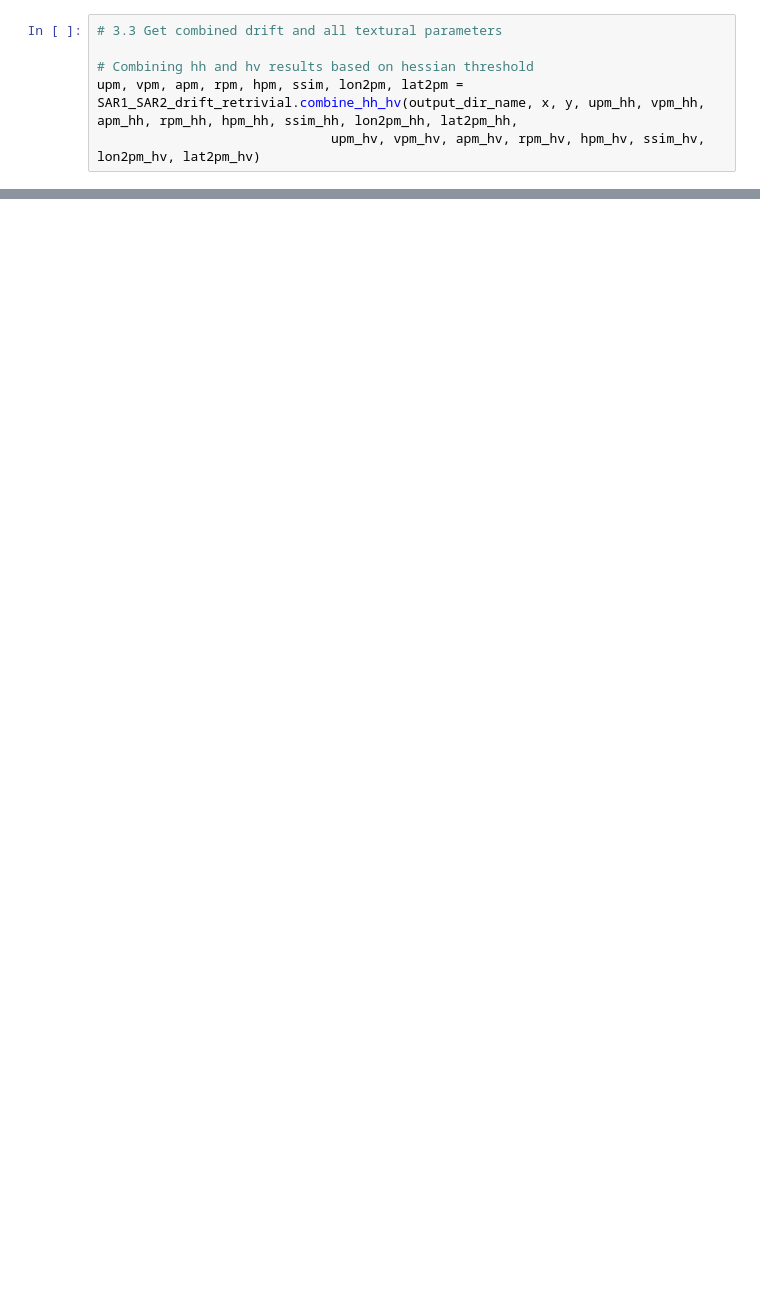
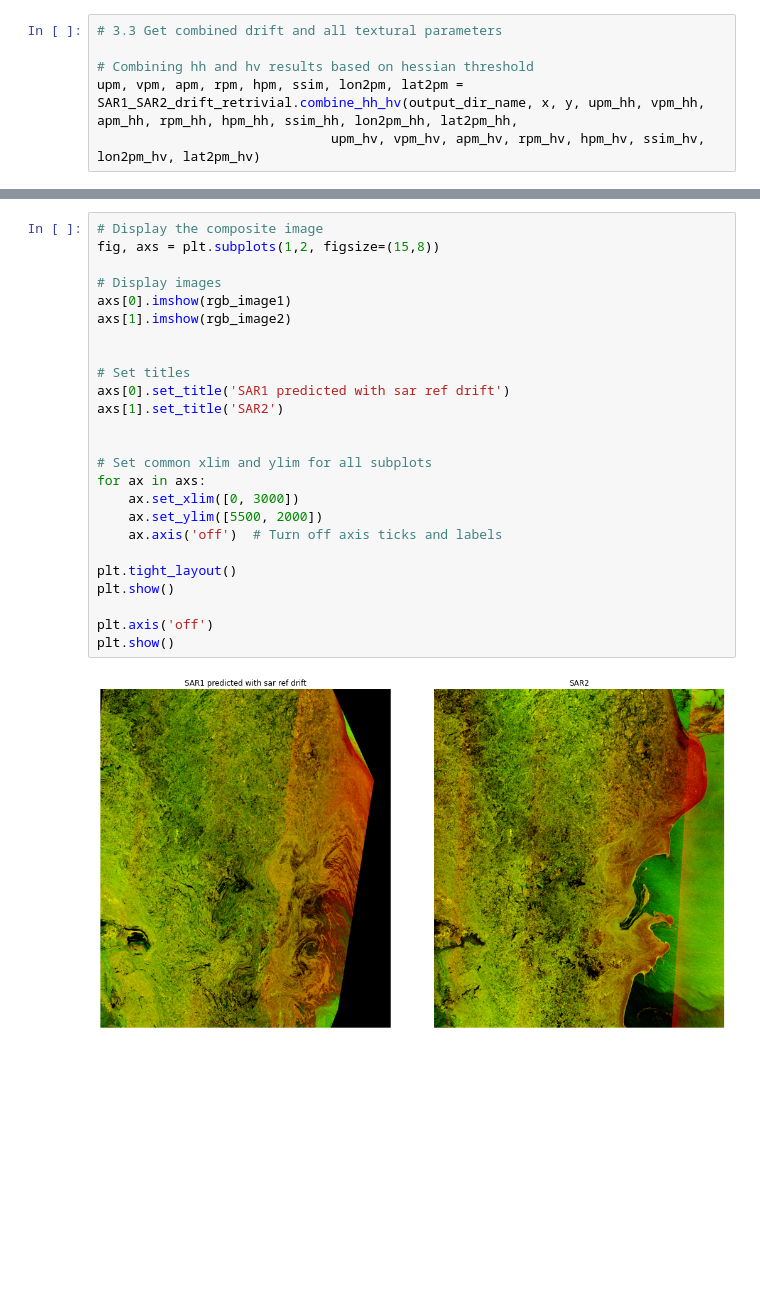
Before and after one commit to AnnaT1990/SAR_forecast_experiment, a Jupyter notebook: 2022-2023_48h_experiment/one_flow_package/processing_notebook.ipynb, the cells around one changed output, grey strips where cells are left out. Cells and saved outputs as stored; diff of their text form; blank space fills up the shorter version.

```diff
--- a/2022-2023_48h_experiment/one_flow_package/processing_notebook.ipynb
+++ b/2022-2023_48h_experiment/one_flow_package/processing_notebook.ipynb
@@ -311,0 +310,28 @@ def warp_with_uv(src_dom, src_img, uv_dom, u, v, mask, dst_dom):
+# %%
+# Display the composite image
+fig, axs = plt.subplots(1,2, figsize=(15,8))
+
+# Display images
+axs[0].imshow(rgb_image1)
+axs[1].imshow(rgb_image2)
+
+
+# Set titles
+axs[0].set_title('SAR1 predicted with sar ref drift')
+axs[1].set_title('SAR2')
+
+
+# Set common xlim and ylim for all subplots
+for ax in axs:
+    ax.set_xlim([0, 3000])
+    ax.set_ylim([5500, 2000])
+    ax.axis('off')  # Turn off axis ticks and labels
+
+plt.tight_layout()
+plt.show()
+
+plt.axis('off')
+plt.show()
+# %% [output]
+[figure, added]
+[figure, added]
```
Also changed, not shown: parts of 22 cells of this notebook, 2 other files.
